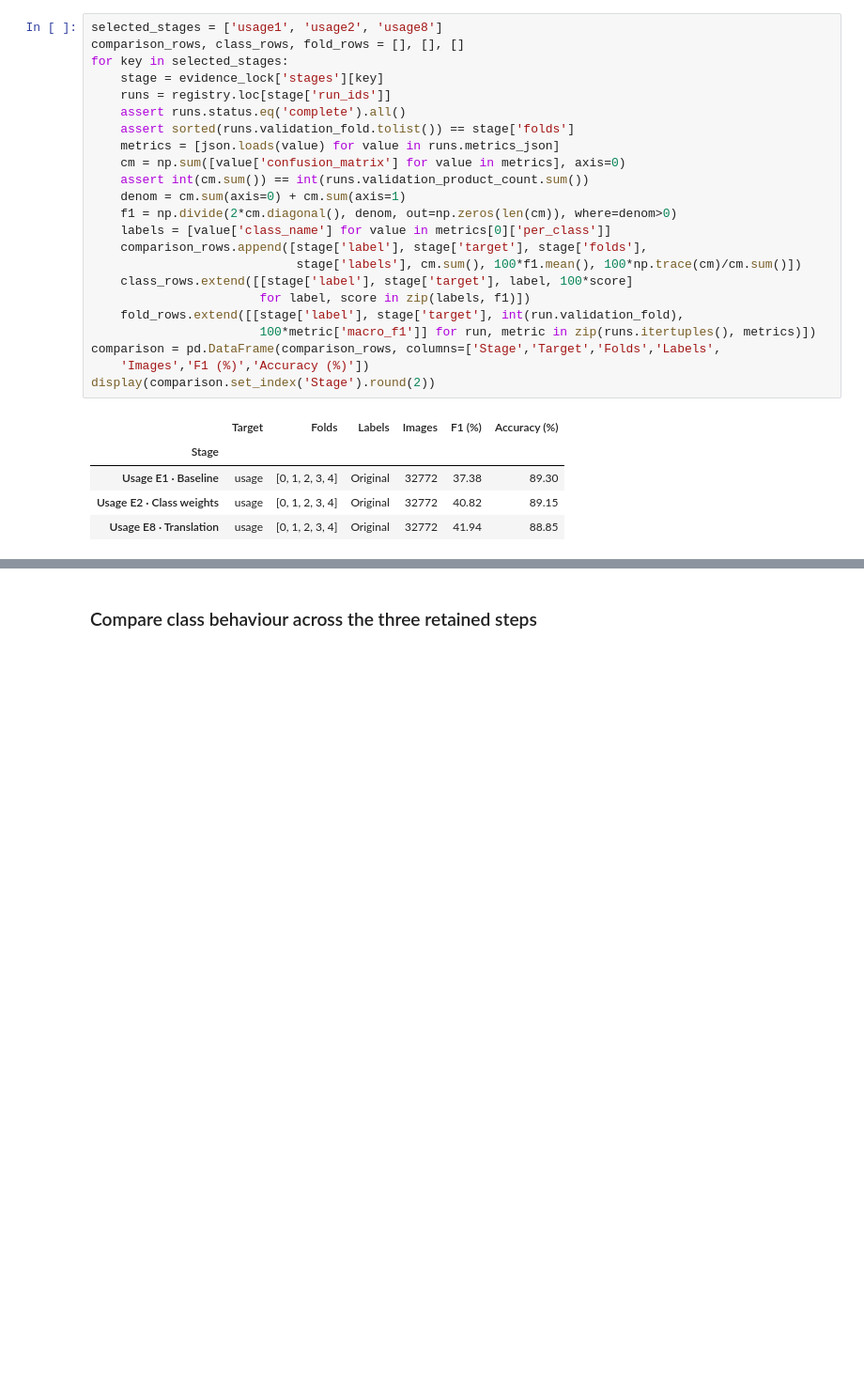
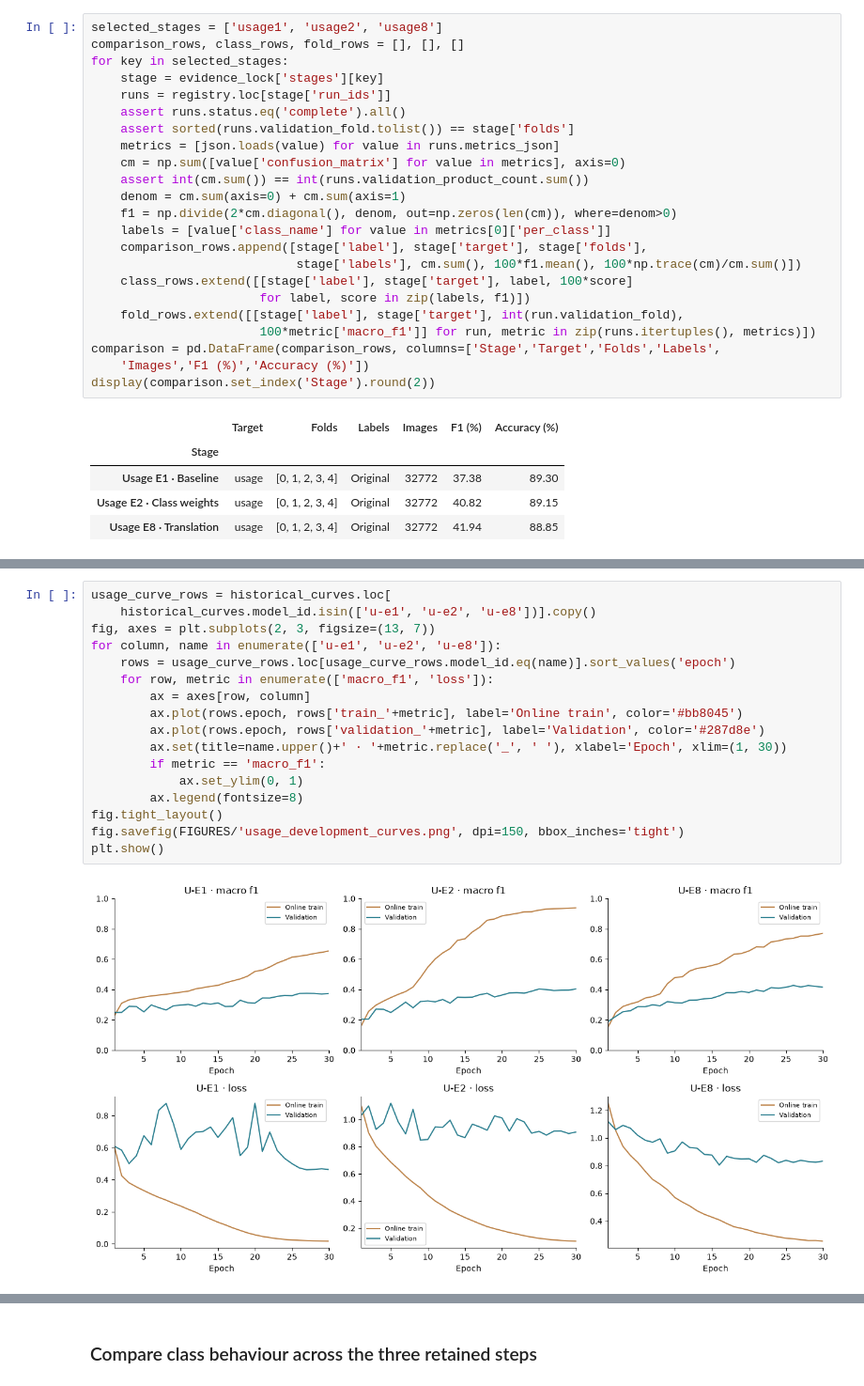
Before and after one commit to TrnLin/MLA2, a Jupyter notebook: notebooks/04_task3_gender_usage.ipynb, the cells around one changed output, grey strips where cells are left out. Shown at 94% size. Drawn from its saved outputs; the diff is of its cells as text; blank space fills up the shorter version.

```diff
--- a/notebooks/04_task3_gender_usage.ipynb
+++ b/notebooks/04_task3_gender_usage.ipynb
@@ -1189,0 +1521,19 @@ not proof that the rare-class problem has been solved.
+# %%
+usage_curve_rows = historical_curves.loc[
+    historical_curves.model_id.isin(['u-e1', 'u-e2', 'u-e8'])].copy()
+fig, axes = plt.subplots(2, 3, figsize=(13, 7))
+for column, name in enumerate(['u-e1', 'u-e2', 'u-e8']):
+    rows = usage_curve_rows.loc[usage_curve_rows.model_id.eq(name)].sort_values('epoch')
+    for row, metric in enumerate(['macro_f1', 'loss']):
+        ax = axes[row, column]
+        ax.plot(rows.epoch, rows['train_'+metric], label='Online train', color='#bb8045')
+        ax.plot(rows.epoch, rows['validation_'+metric], label='Validation', color='#287d8e')
+        ax.set(title=name.upper()+' · '+metric.replace('_', ' '), xlabel='Epoch', xlim=(1, 30))
+        if metric == 'macro_f1':
+            ax.set_ylim(0, 1)
+        ax.legend(fontsize=8)
+fig.tight_layout()
+fig.savefig(FIGURES/'usage_development_curves.png', dpi=150, bbox_inches='tight')
+plt.show()
+# %% [output]
+[figure, added]
```
Also changed, not shown: parts of 85 cells of this notebook.
